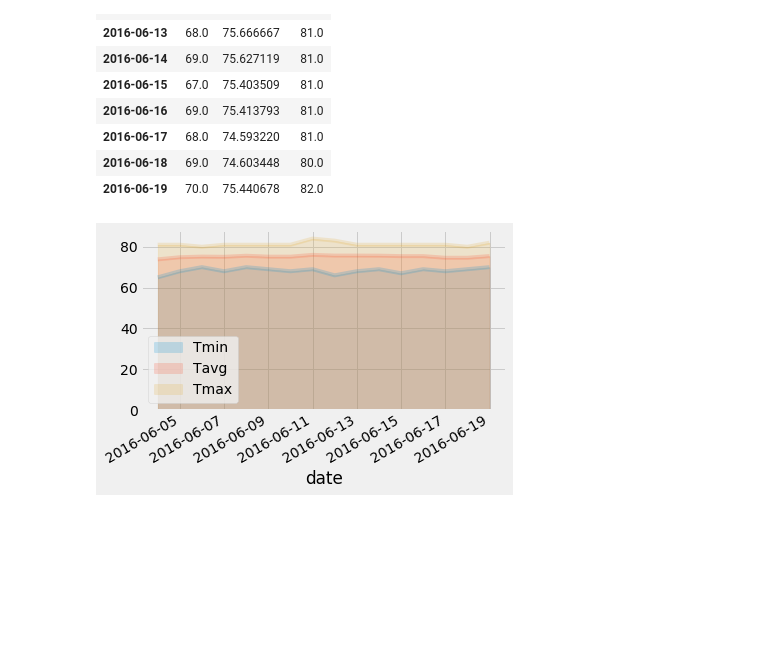
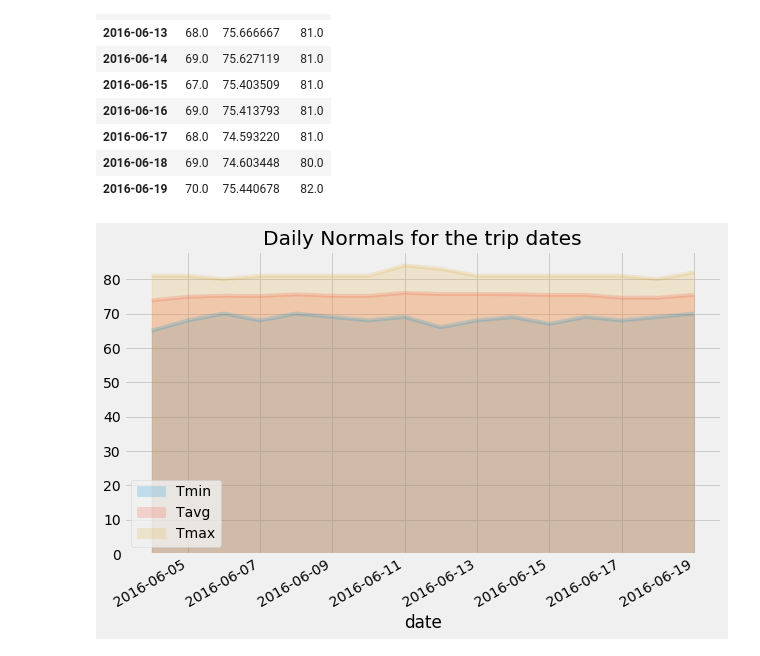
Before and after one commit to Soumya-Patil/Sqlalchemy-Challenge, a Jupyter notebook: surfs_up.ipynb, the cells around one changed output. Cells and saved outputs as stored; diff of their text form; code cells hidden in the pictures; blank space fills up the shorter version.

Commit message:
bonus challenge daily normals area plot complete

```diff
--- a/surfs_up.ipynb
+++ b/surfs_up.ipynb
@@ -344,7 +343,8 @@ trip_normals
 | 2016-06-19 | 70.0 | 75.440678 | 82.0 |
 # %%
 # Plot the daily normals as an area plot with `stacked=False`
-trip_normals.plot(kind = 'area', stacked = False , x_compat = True , alpha = .2)
+normals_plot = trip_normals.plot(kind = 'area', figsize = (9,6) ,stacked = False , x_compat = True , alpha = .2 )
+normals_plot.set_title(f"Daily Normals for the trip dates")
 plt.tight_layout()
 # %% [output]
-[figure, old version]
+[figure, new version]
```
Also changed, not shown: parts of 1 cell of this notebook.
